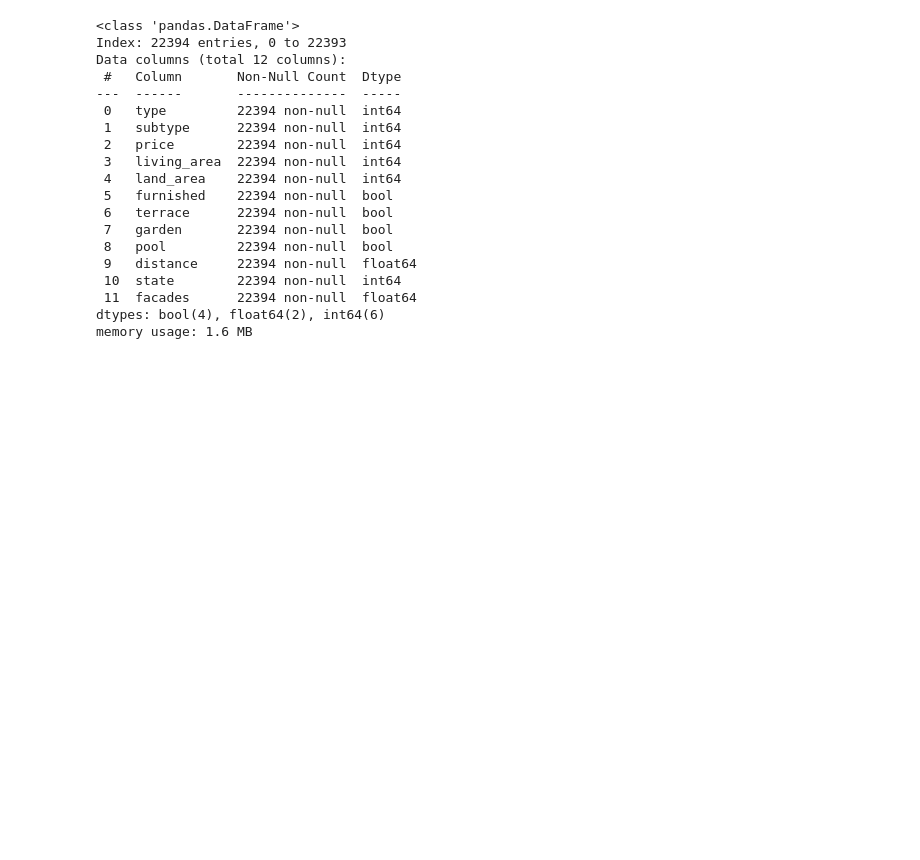
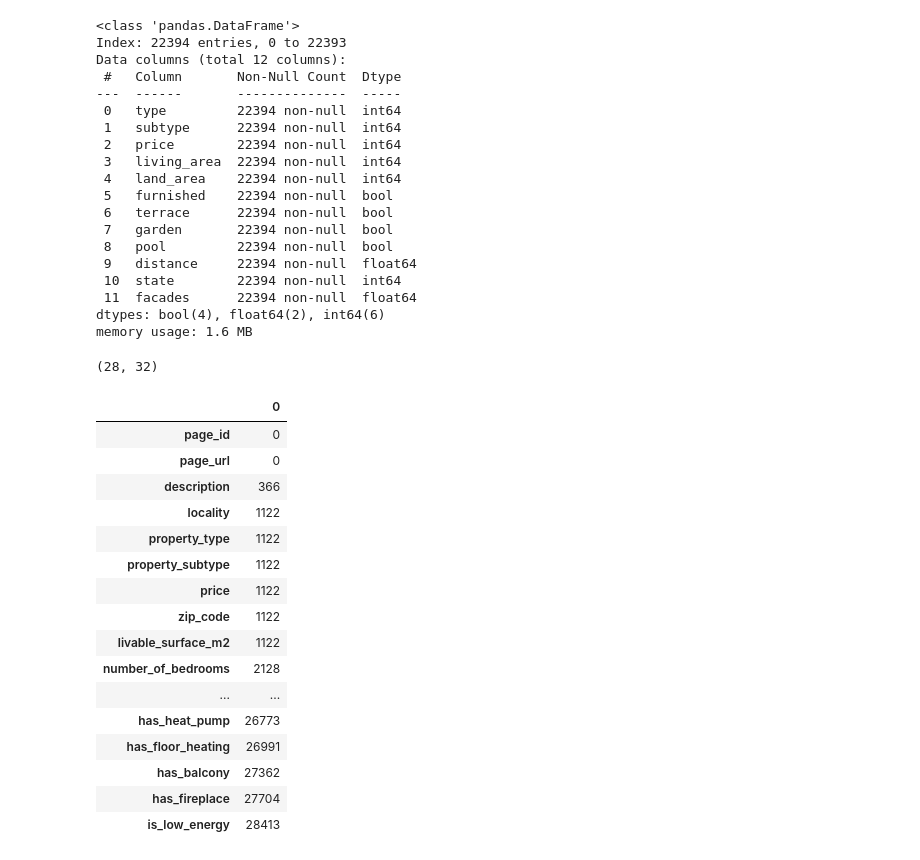
Before and after one commit to chainsoftruth/Belgium-House-Price-Forecast, a Jupyter notebook: Untitled.ipynb, the cells around one changed output. Cells and saved outputs as stored; diff of their text form; code cells hidden in the pictures; blank space fills up the shorter version.

```diff
--- a/Untitled.ipynb
+++ b/Untitled.ipynb
@@ -291,3 +293,29 @@ Data columns (total 12 columns):
  11  facades      22394 non-null  float64
 dtypes: bool(4), float64(2), int64(6)
 memory usage: 1.6 MB
+# %%
+raw = pd.read_csv("data/raw/all_properties_data_wip.csv")
+raw = raw.drop(["is_low_energy", "has_fireplace", "has_balcony", "has_floor_heating", "has_heat_pump"], axis = 1).dropna()
+raw.shape
+# %% [output]
+(28, 32)
+# %%
+raw.isna().sum().sort_values().to_frame()
+# %% [output]
+|  | 0 |
+| page_id | 0 |
+| page_url | 0 |
+| description | 366 |
+| locality | 1122 |
+| property_type | 1122 |
+| property_subtype | 1122 |
+| price | 1122 |
+| zip_code | 1122 |
+| livable_surface_m2 | 1122 |
+| number_of_bedrooms | 2128 |
+| ... | ... |
+| has_heat_pump | 26773 |
+| has_floor_heating | 26991 |
+| has_balcony | 27362 |
+| has_fireplace | 27704 |
+| is_low_energy | 28413 |
```
Also changed, not shown: parts of 4 cells of this notebook, 7 other files.
